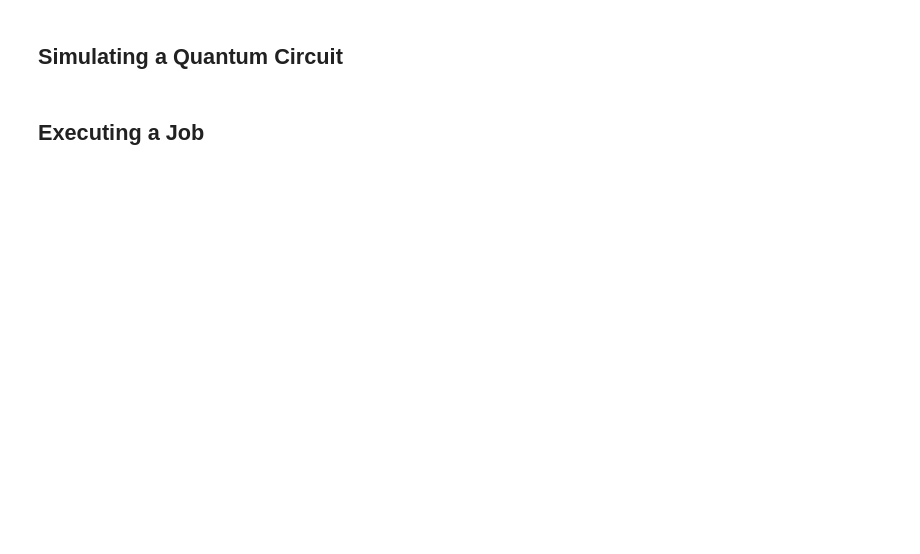
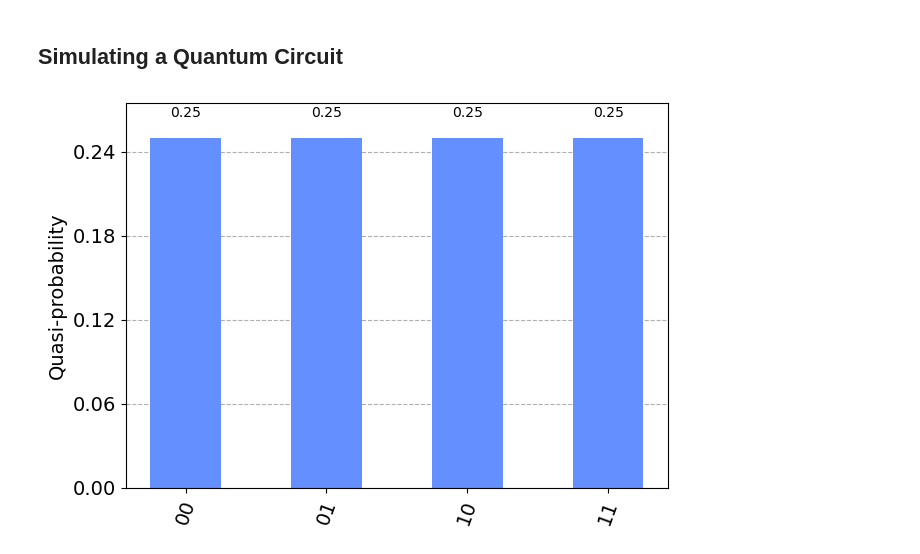
Before and after one commit to tmaiecnj/EmTech_Quantum, a Jupyter notebook: Quantum Circuit.ipynb, the cells around one changed output. Drawn from its saved outputs; the diff is of its cells as text; code cells hidden in the pictures; blank space fills up the shorter version.

```diff
--- a/Quantum Circuit.ipynb
+++ b/Quantum Circuit.ipynb
@@ -176,5 +90,11 @@ circuitA.draw('mpl')
 ## Simulating a Quantum Circuit
 # %%
 backend = Aer.get_backend('statevector_simulator')
-# %% [markdown]
-## Executing a Job
+# %%
+## Executing a Job
+job = qiskit.execute(circuit,backend)
+result = job.result()
+# %%
+plot_histogram(result.get_counts(circuit))
+# %% [output]
+[figure, added]
```
Also changed, not shown: parts of 18 cells of this notebook.
